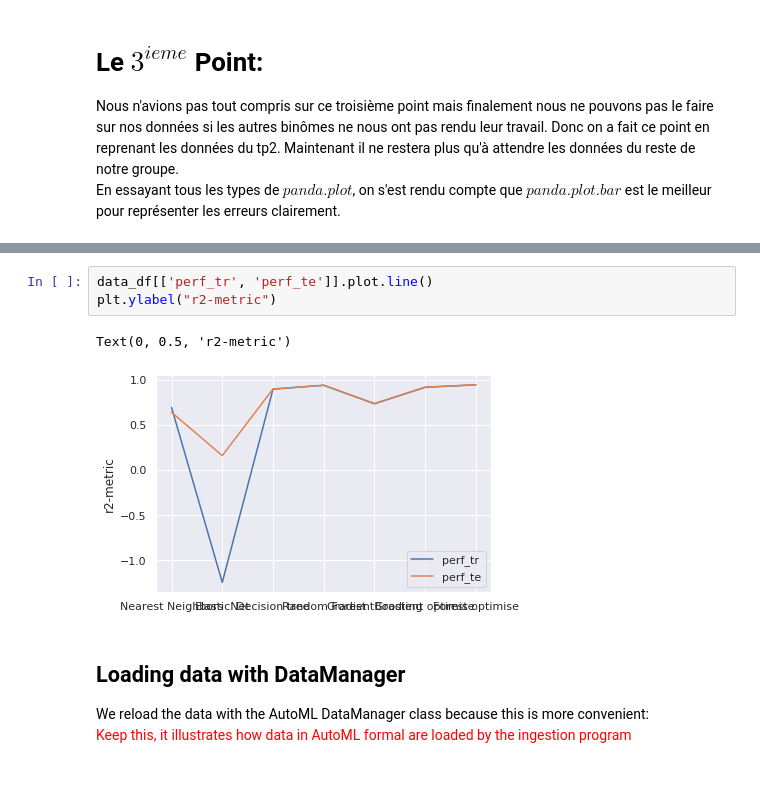
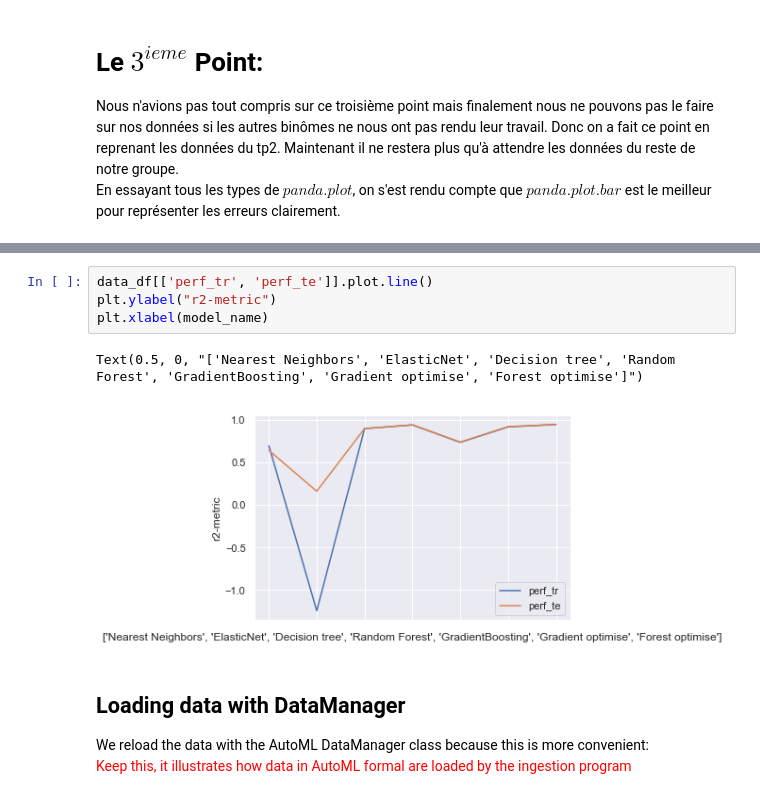
Before and after one commit to javaax/truck, a Jupyter notebook: starting_kit/README_{visualisation}.ipynb, the cells around one changed output, grey strips where cells are left out. Drawn from its saved outputs; the diff is of its cells as text.

```diff
--- a/starting_kit/README_{visualisation}.ipynb
+++ b/starting_kit/README_{visualisation}.ipynb
@@ -501,9 +452,10 @@ Text(0, 0.5, 'r2_metric')
 # %%
 data_df[['perf_tr', 'perf_te']].plot.line()
 plt.ylabel("r2-metric")
+plt.xlabel(model_name)
 # %% [output]
-Text(0, 0.5, 'r2-metric')
+Text(0.5, 0, "['Nearest Neighbors', 'ElasticNet', 'Decision tree', 'Random Forest', 'GradientBoosting', 'Gradient optimise', 'Forest optimise']")
-[figure, old version]
+[figure, new version]
 # %% [markdown]
 <div>
     <h2>Loading data with DataManager</h2>
```
Also changed, not shown: parts of 20 cells of this notebook.
